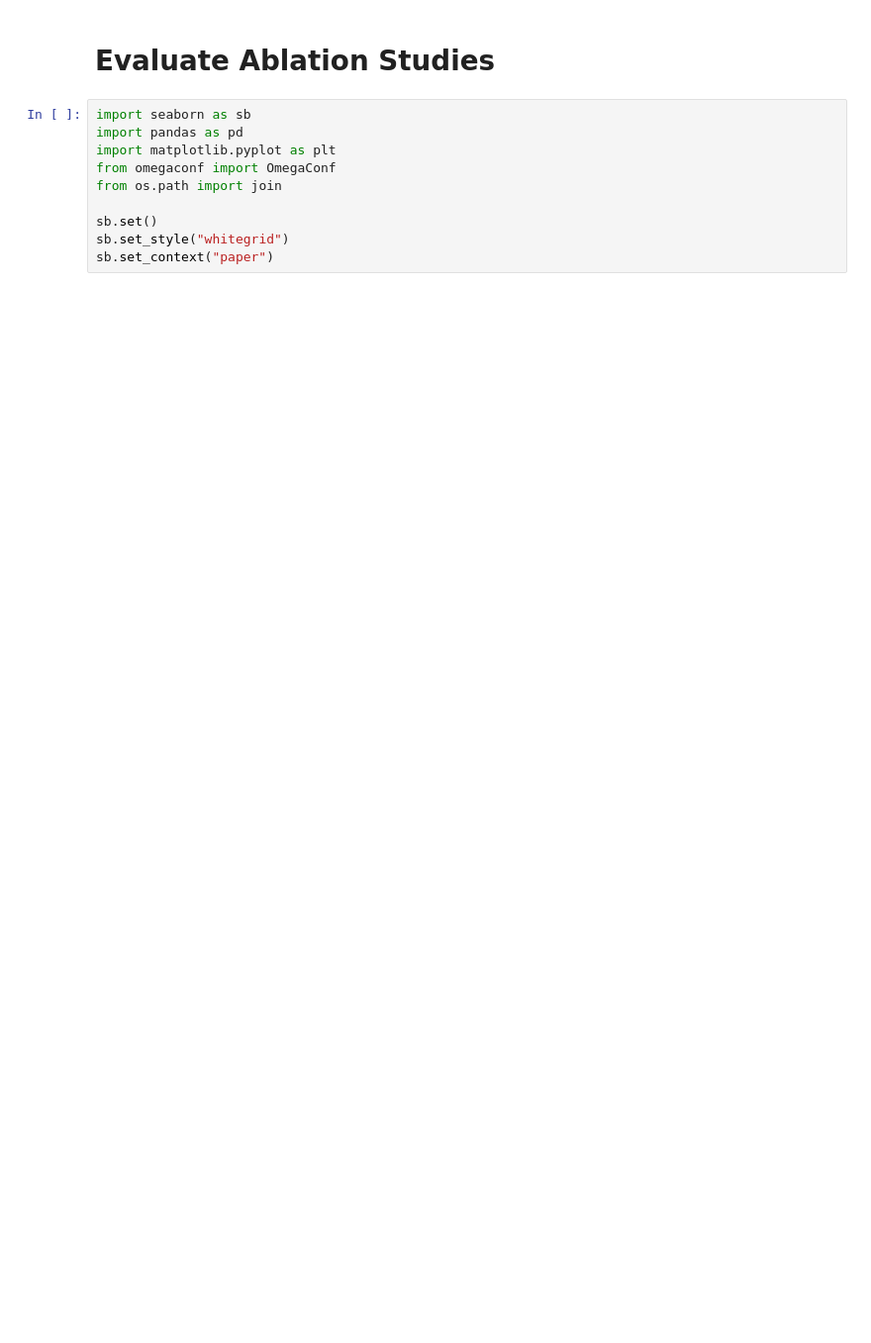
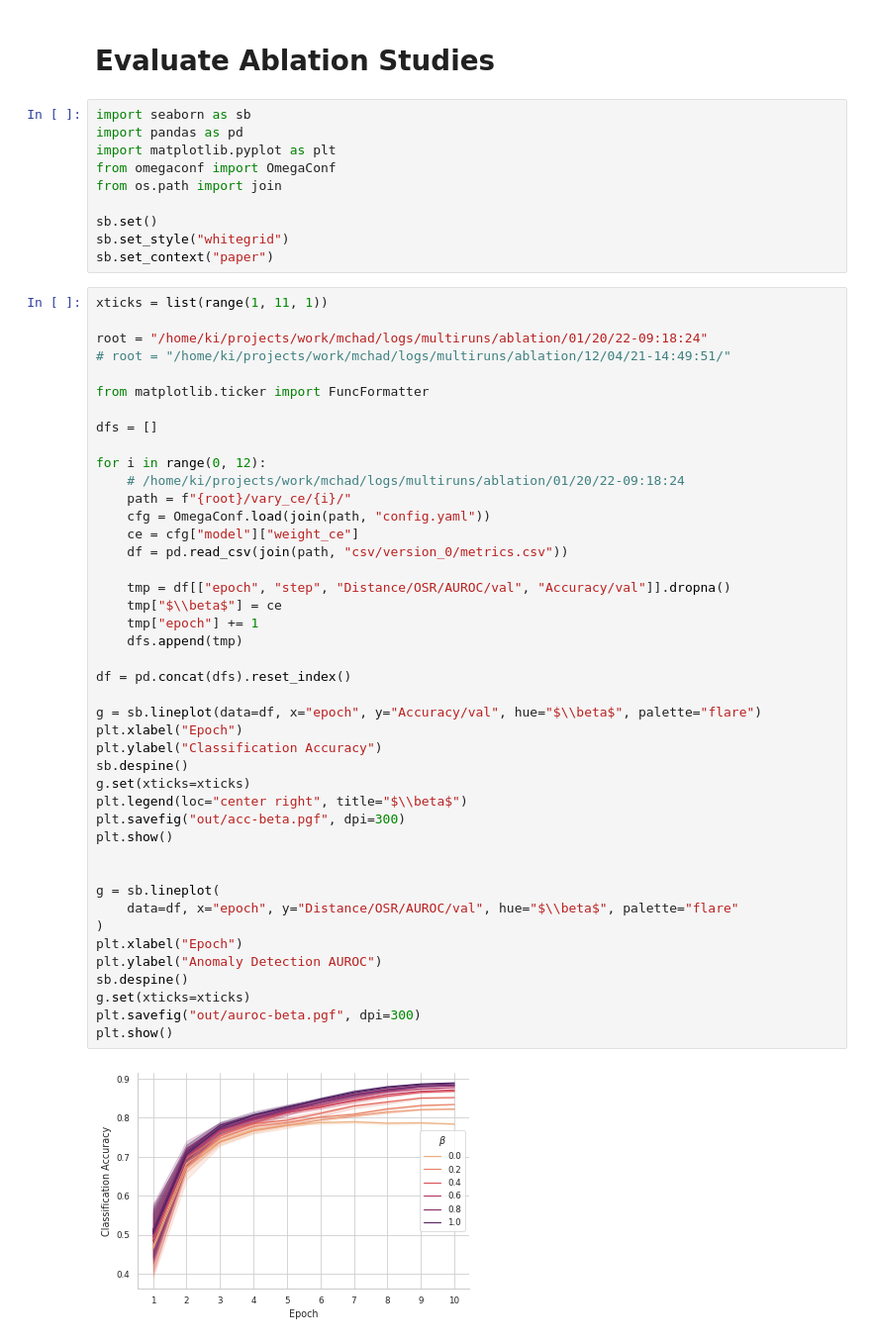
Before and after one commit to kkirchheim/mchad, a Jupyter notebook: notebooks/ablation.ipynb, the cells around one changed output. Shown at 99% size. Drawn from its saved outputs; the diff is of its cells as text; blank space fills up the shorter version.

```diff
--- a/notebooks/ablation.ipynb
+++ b/notebooks/ablation.ipynb
@@ -10,3 +10,48 @@ from os.path import join
 sb.set()
 sb.set_style("whitegrid")
 sb.set_context("paper")
+# %%
+xticks = list(range(1, 11, 1))
+
+root = "/home/ki/projects/work/mchad/logs/multiruns/ablation/01/20/22-09:18:24"
+# root = "/home/ki/projects/work/mchad/logs/multiruns/ablation/12/04/21-14:49:51/"
+
+from matplotlib.ticker import FuncFormatter
+
+dfs = []
+
+for i in range(0, 12):
+    # /home/ki/projects/work/mchad/logs/multiruns/ablation/01/20/22-09:18:24
+    path = f"{root}/vary_ce/{i}/"
+    cfg = OmegaConf.load(join(path, "config.yaml"))
+    ce = cfg["model"]["weight_ce"]
+    df = pd.read_csv(join(path, "csv/version_0/metrics.csv"))
+
+    tmp = df[["epoch", "step", "Distance/OSR/AUROC/val", "Accuracy/val"]].dropna()
+    tmp["$\\beta$"] = ce
+    tmp["epoch"] += 1
+    dfs.append(tmp)
+
+df = pd.concat(dfs).reset_index()
+
+g = sb.lineplot(data=df, x="epoch", y="Accuracy/val", hue="$\\beta$", palette="flare")
+plt.xlabel("Epoch")
+plt.ylabel("Classification Accuracy")
+sb.despine()
+g.set(xticks=xticks)
+plt.legend(loc="center right", title="$\\beta$")
+plt.savefig("out/acc-beta.pgf", dpi=300)
+plt.show()
+
+
+g = sb.lineplot(
+    data=df, x="epoch", y="Distance/OSR/AUROC/val", hue="$\\beta$", palette="flare"
+)
+plt.xlabel("Epoch")
+plt.ylabel("Anomaly Detection AUROC")
+sb.despine()
+g.set(xticks=xticks)
+plt.savefig("out/auroc-beta.pgf", dpi=300)
+plt.show()
+# %% [output]
+[figure, added]
```
Also changed, not shown: parts of 5 cells of this notebook, 13 other files.
